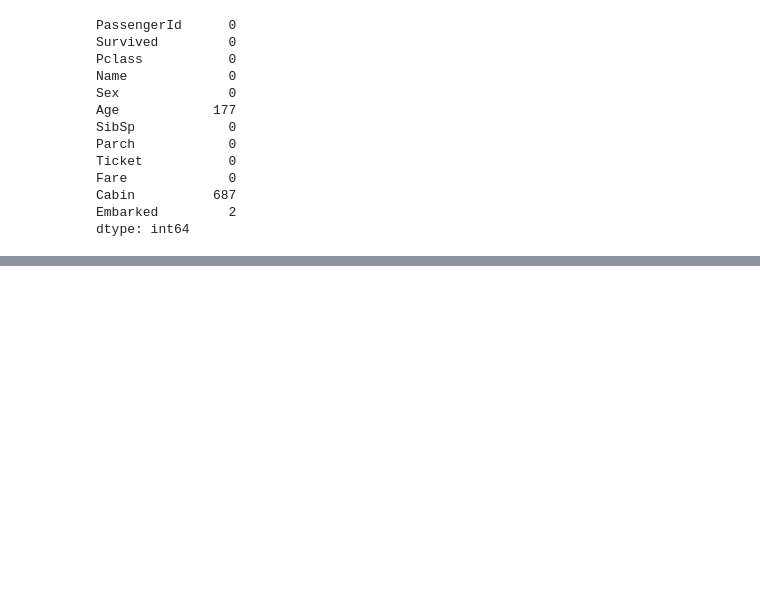
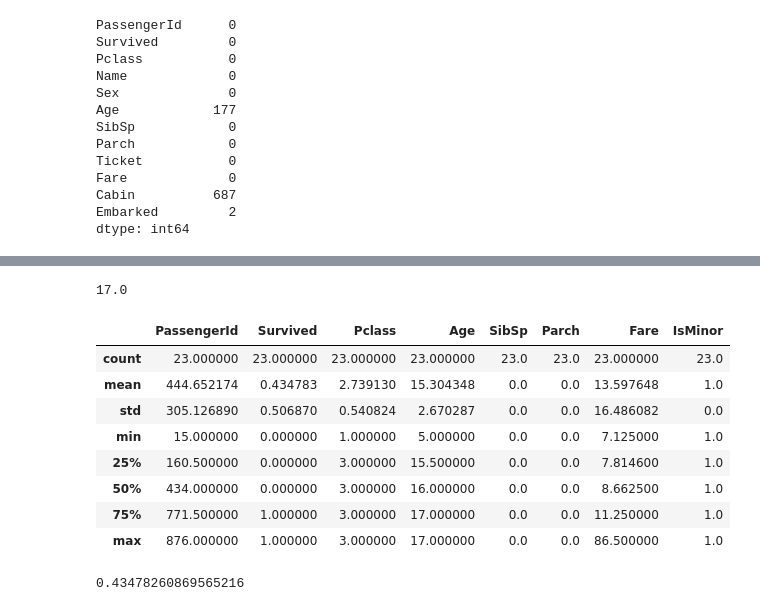
Before and after one commit to TonyCioara/Data-Science-1, a Jupyter notebook: Titanic-project/class_3_hw.ipynb, the cells around one changed output, grey strips where cells are left out. Drawn from its saved outputs; the diff is of its cells as text; code cells hidden in the pictures; blank space fills up the shorter version.

```diff
--- a/Titanic-project/class_3_hw.ipynb
+++ b/Titanic-project/class_3_hw.ipynb
@@ -76,3 +76,23 @@ titanic_df.head(20)
 | 17 | 18 | 1 | 2 | Williams, Mr. Charles Eugene | male | NaN | 0 | 0 | 244373 | 13.0000 | ... |
 | 18 | 19 | 0 | 3 | Vander Planke, Mrs. Julius (Emeli... | female | 31.0 | 1 | 0 | 345763 | 18.0000 | ... |
 | 19 | 20 | 1 | 3 | Masselmani, Mrs. Fatima | female | NaN | 0 | 0 | 2649 | 7.2250 | ... |
+# %%
+minor_df = titanic_df[titanic_df["IsMinor"] == 1]
+# %%
+minors_alone_df = minor_df[(minor_df["SibSp"] == 0) & (minor_df["Parch"] == 0)]
+# %%
+max(minors_alone_df["Age"])
+# %% [output]
+17.0
+# %%
+minors_alone_df.describe()
+# %% [output]
+|  | PassengerId | Survived | Pclass | Age | SibSp | Parch | Fare | IsMinor |
+| count | 23.000000 | 23.000000 | 23.000000 | 23.000000 | 23.0 | 23.0 | 23.000000 | 23.0 |
+| mean | 444.652174 | 0.434783 | 2.739130 | 15.304348 | 0.0 | 0.0 | 13.597648 | 1.0 |
+| std | 305.126890 | 0.506870 | 0.540824 | 2.670287 | 0.0 | 0.0 | 16.486082 | 0.0 |
+| min | 15.000000 | 0.000000 | 1.000000 | 5.000000 | 0.0 | 0.0 | 7.125000 | 1.0 |
+| 25% | 160.500000 | 0.000000 | 3.000000 | 15.500000 | 0.0 | 0.0 | 7.814600 | 1.0 |
+| 50% | 434.000000 | 0.000000 | 3.000000 | 16.000000 | 0.0 | 0.0 | 8.662500 | 1.0 |
+| 75% | 771.500000 | 1.000000 | 3.000000 | 17.000000 | 0.0 | 0.0 | 11.250000 | 1.0 |
+| max | 876.000000 | 1.000000 | 3.000000 | 17.000000 | 0.0 | 0.0 | 86.500000 | 1.0 |
@@ -78,0 +107,4 @@ titanic_df.head(20)
+# %%
+alone_minor_survive_prob
+# %% [output]
+0.43478260869565216
```
Also changed, not shown: parts of 9 cells of this notebook, 1 other file.
